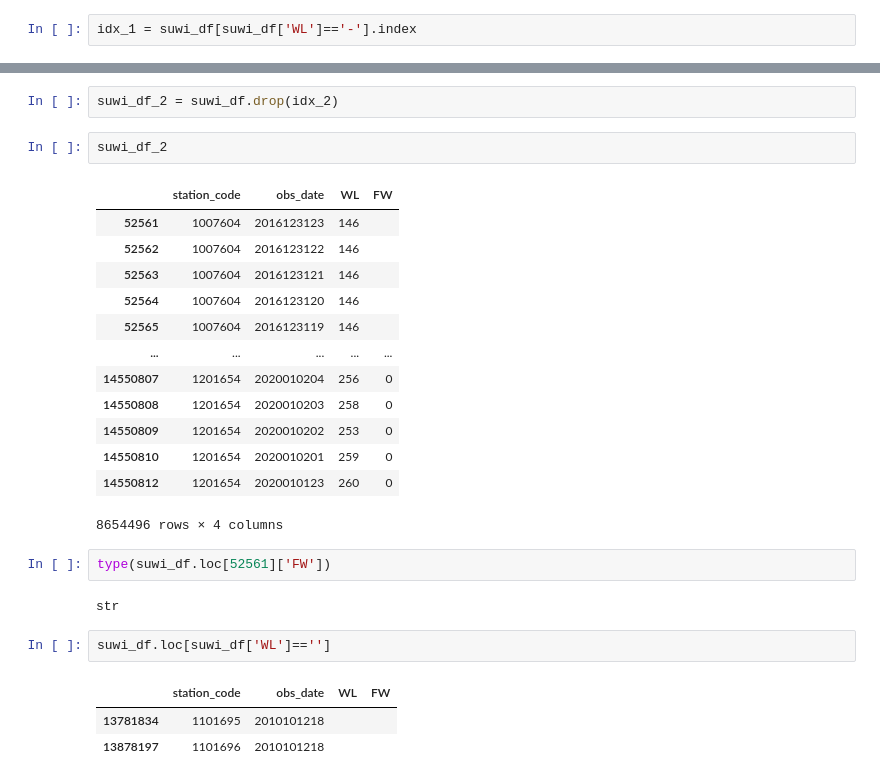
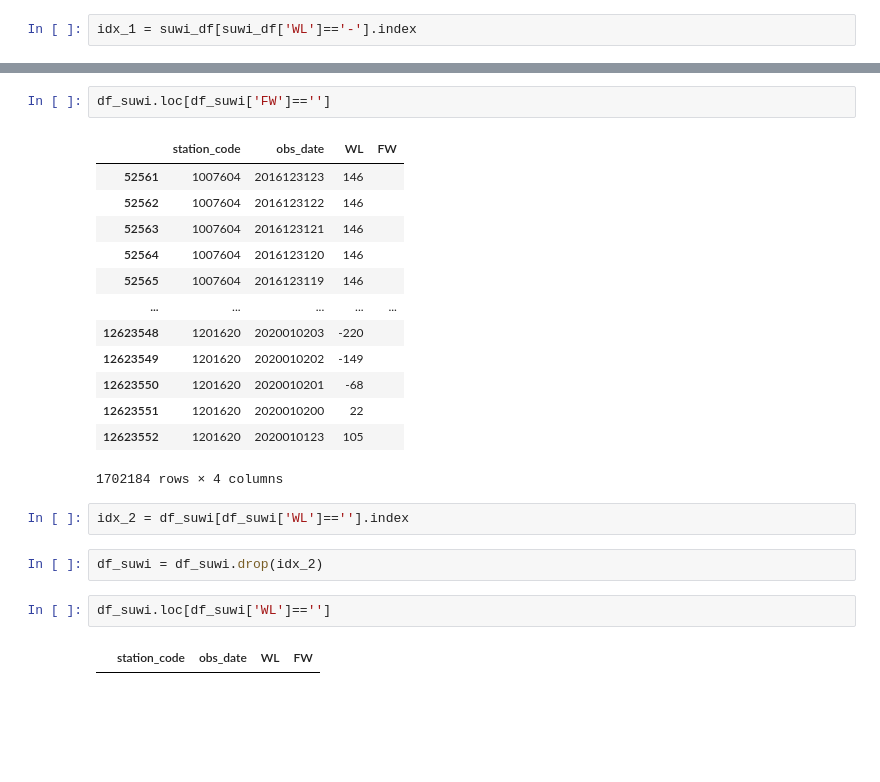
Before and after one commit to bigdata-course-KU-team11/Data_collection, a Jupyter notebook: data/수위_api.ipynb, the cells around one changed output, grey strips where cells are left out. Drawn from its saved outputs; the diff is of its cells as text; blank space fills up the shorter version.

```diff
--- a/data/수위_api.ipynb
+++ b/data/수위_api.ipynb
@@ -204,28 +215,24 @@ idx_2 = suwi_df[suwi_df['FW']=='-'].index
+# %%
+df_suwi.loc[df_suwi['FW']=='']
+# %% [output]
+|  | station_code | obs_date | WL | FW |
+| 52561 | 1007604 | 2016123123 | 146 |  |
+| 52562 | 1007604 | 2016123122 | 146 |  |
+| 52563 | 1007604 | 2016123121 | 146 |  |
+| 52564 | 1007604 | 2016123120 | 146 |  |
+| 52565 | 1007604 | 2016123119 | 146 |  |
+| ... | ... | ... | ... | ... |
+| 12623548 | 1201620 | 2020010203 | -220 |  |
+| 12623549 | 1201620 | 2020010202 | -149 |  |
+| 12623550 | 1201620 | 2020010201 | -68 |  |
+| 12623551 | 1201620 | 2020010200 | 22 |  |
+| 12623552 | 1201620 | 2020010123 | 105 |  |
+1702184 rows × 4 columns
+# %%
+idx_2 = df_suwi[df_suwi['WL']==''].index
 # %%
-suwi_df_2 = suwi_df.drop(idx_2)
+df_suwi = df_suwi.drop(idx_2)
-# %%
-suwi_df_2
-# %% [output]
-|  | station_code | obs_date | WL | FW |
-| 52561 | 1007604 | 2016123123 | 146 |  |
-| 52562 | 1007604 | 2016123122 | 146 |  |
-| 52563 | 1007604 | 2016123121 | 146 |  |
-| 52564 | 1007604 | 2016123120 | 146 |  |
-| 52565 | 1007604 | 2016123119 | 146 |  |
-| ... | ... | ... | ... | ... |
-| 14550807 | 1201654 | 2020010204 | 256 | 0 |
-| 14550808 | 1201654 | 2020010203 | 258 | 0 |
-| 14550809 | 1201654 | 2020010202 | 253 | 0 |
-| 14550810 | 1201654 | 2020010201 | 259 | 0 |
-| 14550812 | 1201654 | 2020010123 | 260 | 0 |
-8654496 rows × 4 columns
-# %%
-type(suwi_df.loc[52561]['FW'])
-# %% [output]
-str
 # %%
-suwi_df.loc[suwi_df['WL']=='']
+df_suwi.loc[df_suwi['WL']=='']
 # %% [output]
 |  | station_code | obs_date | WL | FW |
-| 13781834 | 1101695 | 2010101218 |  |  |
-| 13878197 | 1101696 | 2010101218 |  |  |
```
Also changed, not shown: parts of 25 cells of this notebook.
